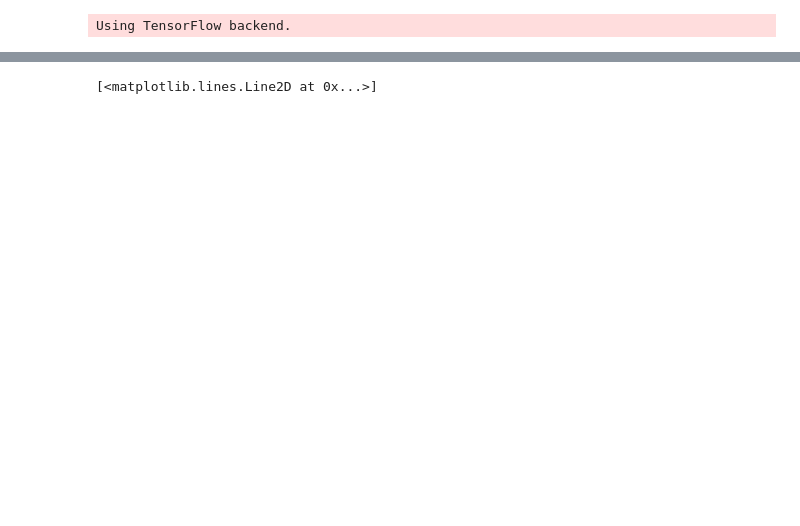
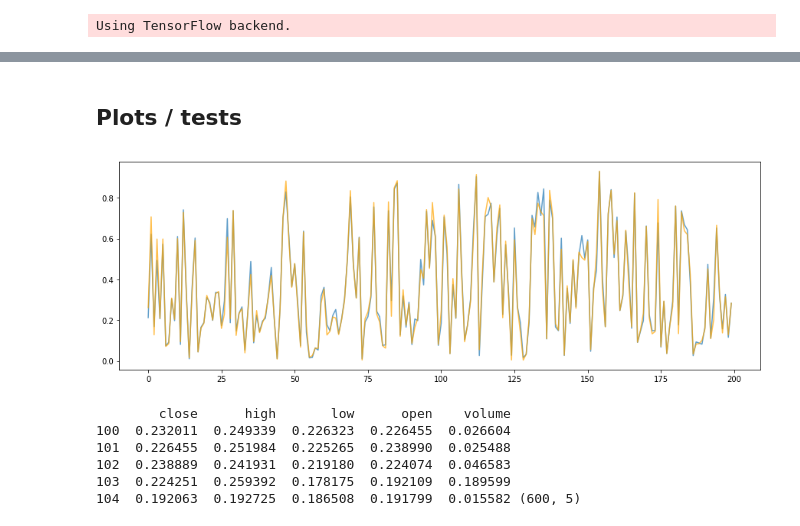
Before and after one commit to bitreport-org/Bitreport, a Jupyter notebook: prophecy/Untitled.ipynb, the cells around one changed output, grey strips where cells are left out. Cells and saved outputs as stored; diff of their text form; code cells hidden in the pictures; blank space fills up the shorter version.

Commit message:
Bitfinex API, preprocessing, models and plots

```diff
--- a/prophecy/Untitled.ipynb
+++ b/prophecy/Untitled.ipynb
@@ -56,12 +122,18 @@ from sklearn.model_selection import train_test_split
 # %%
+X = data.iloc[:, data.columns != 'y'].values
+Y = data.y.values
 X_train, X_test, y_train, y_test = train_test_split(X, Y, test_size=0.2, random_state=42)
+
+X_train = reshape(X_train)
+X_test = reshape(X_test)
+
+X_train[0]
 # %%
-model = ph.prophet1(ts_input_shape=60, lstm_size=32)
+model = ph.prophet1(ts_input_shape=X_train[0].shape[0], lstm_size=100, num_dense=4)
 # %%
 results = model.fit(
  X_train, y_train,
- epochs= 30,
- batch_size = 200,
- validation_data = (X_test, y_test)
+ epochs= 5,
+ batch_size = 200
 )
 # %% [output]
@@ -89,6 +150,32 @@ r = Y[-61:]
-# %%
-plt.plot([x[0] for x in p])
-# %% [output]
-[<matplotlib.lines.Line2D at 0x...>]
+# %%
+y_hat = model.predict(X_test[:200])
+y = y_test[:200]
+# %% [markdown]
+## Plots / tests
 # %%
 import matplotlib.pyplot as plt
+# %%
+plt.figure(figsize=(15, 5))
+# x = np.arange(y_hat.size)
+plt.plot(y_hat, alpha=0.7)
+plt.plot(y, color='orange', alpha=0.7)
+plt.show()
+# %% [output]
+[figure, added]
+# %%
+sample = pd.read_pickle('bitfinex_BTCUSD:1h.pkl')
+sample = sample.iloc[100:700]
+sample = normalize_price(sample)
+
+print(sample.head(), sample.shape)
+
+close = sample.close.values
+close = close.reshape(close.size, 1)
+close.shape
+# %% [output]
+        close      high       low      open    volume
+100  0.232011  0.249339  0.226323  0.226455  0.026604
+101  0.226455  0.251984  0.225265  0.238990  0.025488
+102  0.238889  0.241931  0.219180  0.224074  0.046583
+103  0.224251  0.259392  0.178175  0.192109  0.189599
+104  0.192063  0.192725  0.186508  0.191799  0.015582 (600, 5)
```
Also changed, not shown: parts of 28 cells of this notebook.
